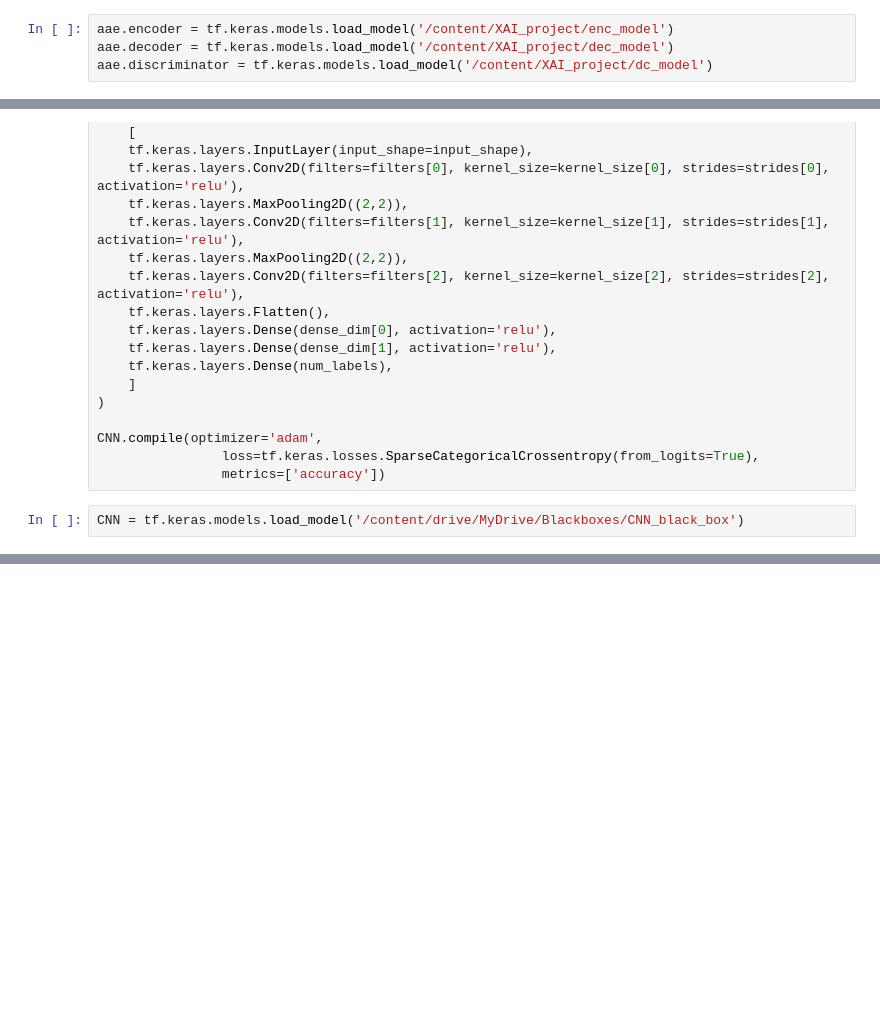
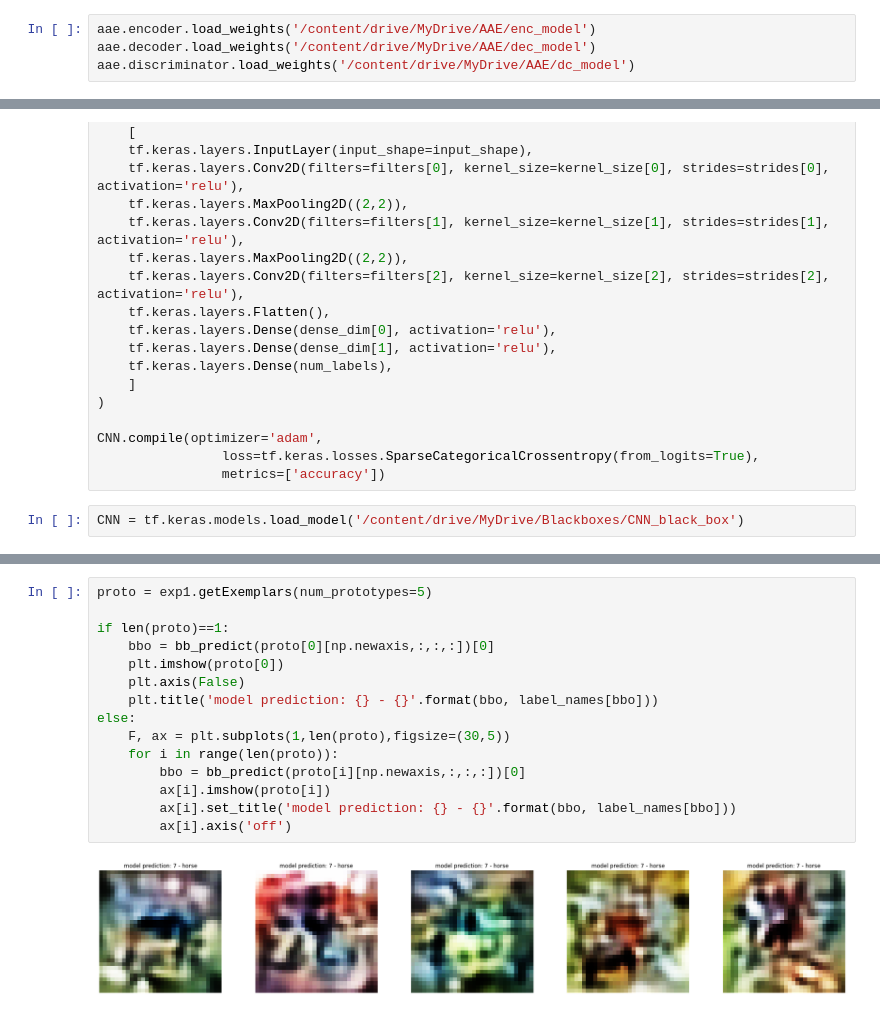
Before and after one commit to AlexThirty/XAI_project, a Jupyter notebook: ABELE_Cifar10.ipynb, the cells around one changed output, grey strips where cells are left out. Cells and saved outputs as stored; diff of their text form; blank space fills up the shorter version.

```diff
--- a/ABELE_Cifar10.ipynb
+++ b/ABELE_Cifar10.ipynb
@@ -337,7 +278,7 @@ steps_per_epoch = train_images.shape[0] / batch_size
 
 aae = AAE((length, width, channels), latent_dim, alpha_leaky, filters, kernel_size, strides, dense_units, discriminator_units, base_lr, max_lr, step_size, gen_coef, batch_size)
 # %%
-aae.encoder = tf.keras.models.load_model('/content/XAI_project/enc_model')
-aae.decoder = tf.keras.models.load_model('/content/XAI_project/dec_model')
-aae.discriminator = tf.keras.models.load_model('/content/XAI_project/dc_model')
+aae.encoder.load_weights('/content/drive/MyDrive/AAE/enc_model')
+aae.decoder.load_weights('/content/drive/MyDrive/AAE/dec_model')
+aae.discriminator.load_weights('/content/drive/MyDrive/AAE/dc_model')
 # %% [output]
@@ -585,0 +497,17 @@ for i in range(len(counter)):
+# %%
+proto = exp1.getExemplars(num_prototypes=5)
+
+if len(proto)==1:
+    bbo = bb_predict(proto[0][np.newaxis,:,:,:])[0]
+    plt.imshow(proto[0])
+    plt.axis(False)
+    plt.title('model prediction: {} - {}'.format(bbo, label_names[bbo]))
+else:
+    F, ax = plt.subplots(1,len(proto),figsize=(30,5))
+    for i in range(len(proto)):
+        bbo = bb_predict(proto[i][np.newaxis,:,:,:])[0]
+        ax[i].imshow(proto[i])
+        ax[i].set_title('model prediction: {} - {}'.format(bbo, label_names[bbo]))
+        ax[i].axis('off')
+# %% [output]
+[figure, added]
```
Also changed, not shown: parts of 65 cells of this notebook, 2 other files.
